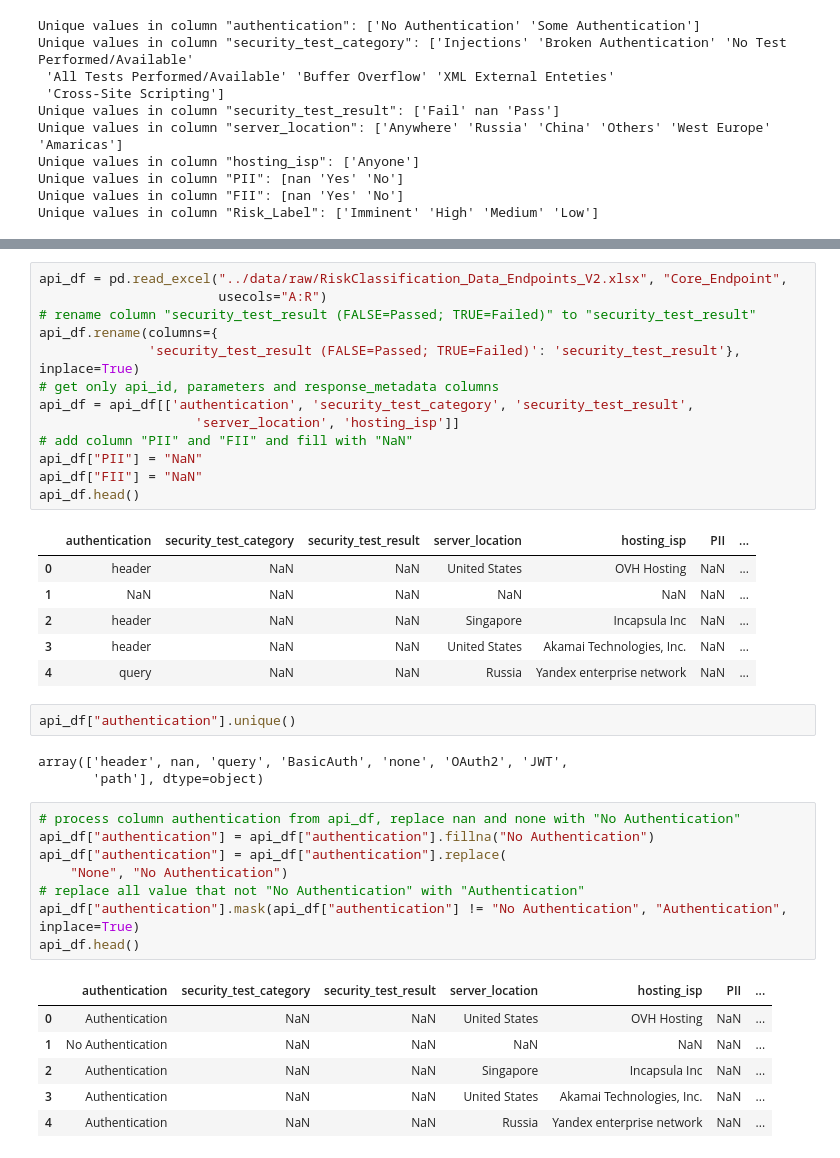
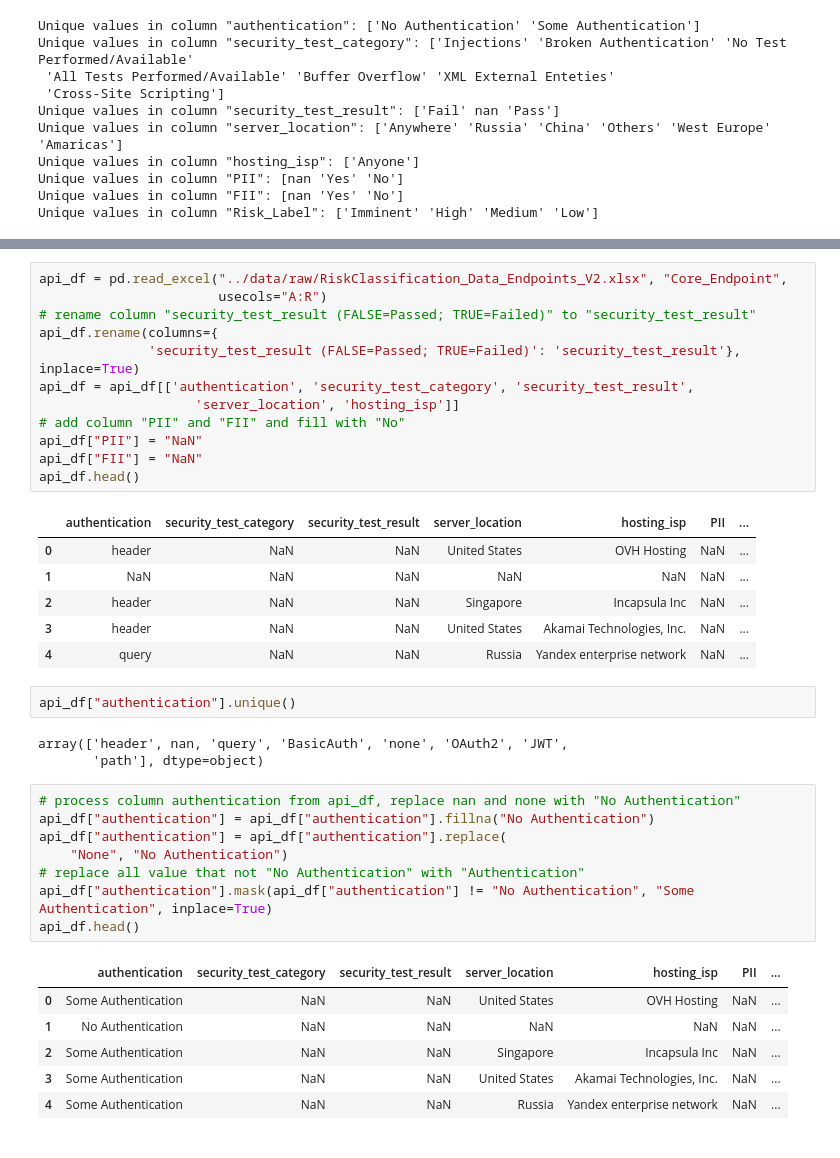
Before and after one commit to teejlab/API-Risk-Assessment-Framework, a Jupyter notebook: eda/eda_risk_based_rules.ipynb, the cells around one changed output, grey strips where cells are left out. Saved outputs shown, nothing was run; the diff lists cells and outputs as text.

```diff
--- a/eda/eda_risk_based_rules.ipynb
+++ b/eda/eda_risk_based_rules.ipynb
@@ -87,10 +74,9 @@ api_df = pd.read_excel("../data/raw/RiskClassification_Data_Endpoints_V2.xlsx",
 # rename column "security_test_result (FALSE=Passed; TRUE=Failed)" to "security_test_result"
 api_df.rename(columns={
               'security_test_result (FALSE=Passed; TRUE=Failed)': 'security_test_result'}, inplace=True)
-# get only api_id, parameters and response_metadata columns
 api_df = api_df[['authentication', 'security_test_category', 'security_test_result',
                     'server_location', 'hosting_isp']]
-# add column "PII" and "FII" and fill with "NaN"
+# add column "PII" and "FII" and fill with "No"
 api_df["PII"] = "NaN"
 api_df["FII"] = "NaN"
 api_df.head()
@@ -109,15 +95,15 @@ array(['header', nan, 'query', 'BasicAuth', 'none', 'OAuth2', 'JWT',
 # %%
 # process column authentication from api_df, replace nan and none with "No Authentication"
 api_df["authentication"] = api_df["authentication"].fillna("No Authentication")
 api_df["authentication"] = api_df["authentication"].replace(
     "None", "No Authentication")
 # replace all value that not "No Authentication" with "Authentication"
-api_df["authentication"].mask(api_df["authentication"] != "No Authentication", "Authentication", inplace=True)
+api_df["authentication"].mask(api_df["authentication"] != "No Authentication", "Some Authentication", inplace=True)
 api_df.head()
 # %% [output]
 |  | authentication | security_test_category | security_test_result | server_location | hosting_isp | PII | ... |
-| 0 | Authentication | NaN | NaN | United States | OVH Hosting | NaN | ... |
+| 0 | Some Authentication | NaN | NaN | United States | OVH Hosting | NaN | ... |
 | 1 | No Authentication | NaN | NaN | NaN | NaN | NaN | ... |
-| 2 | Authentication | NaN | NaN | Singapore | Incapsula Inc | NaN | ... |
-| 3 | Authentication | NaN | NaN | United States | Akamai Technologies, Inc. | NaN | ... |
-| 4 | Authentication | NaN | NaN | Russia | Yandex enterprise network | NaN | ... |
+| 2 | Some Authentication | NaN | NaN | Singapore | Incapsula Inc | NaN | ... |
+| 3 | Some Authentication | NaN | NaN | United States | Akamai Technologies, Inc. | NaN | ... |
+| 4 | Some Authentication | NaN | NaN | Russia | Yandex enterprise network | NaN | ... |
```
Also changed, not shown: parts of 14 cells of this notebook, 6 other files.
